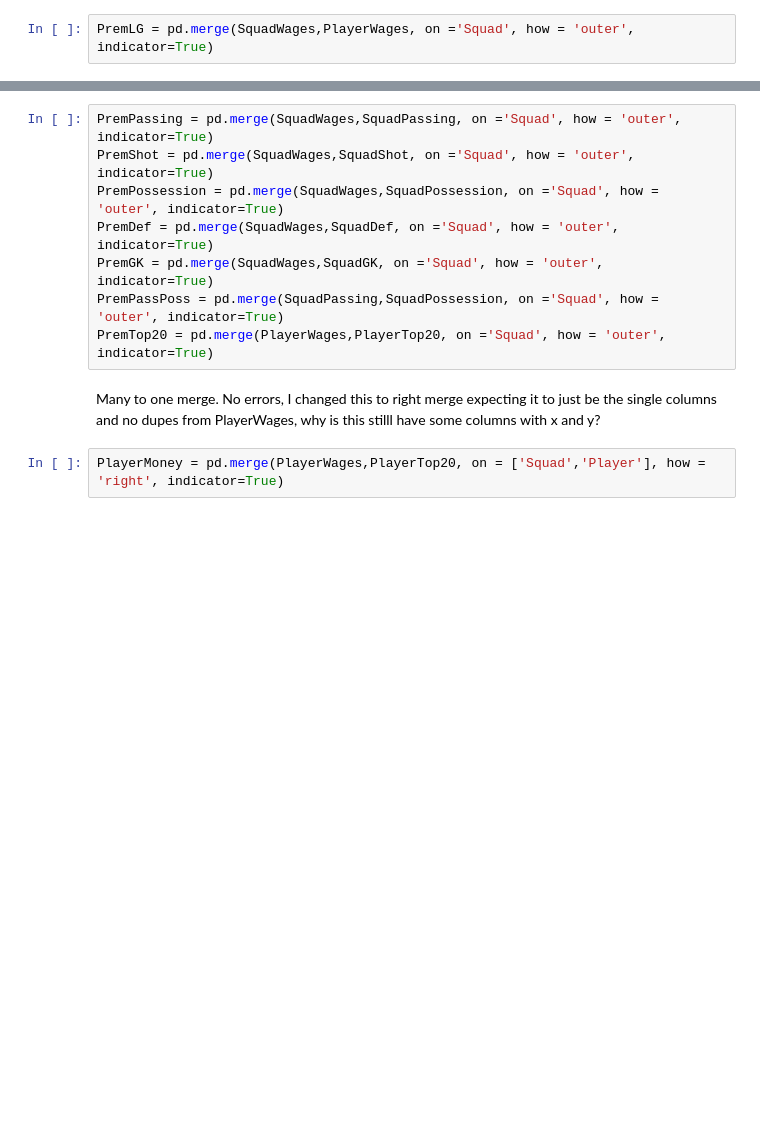
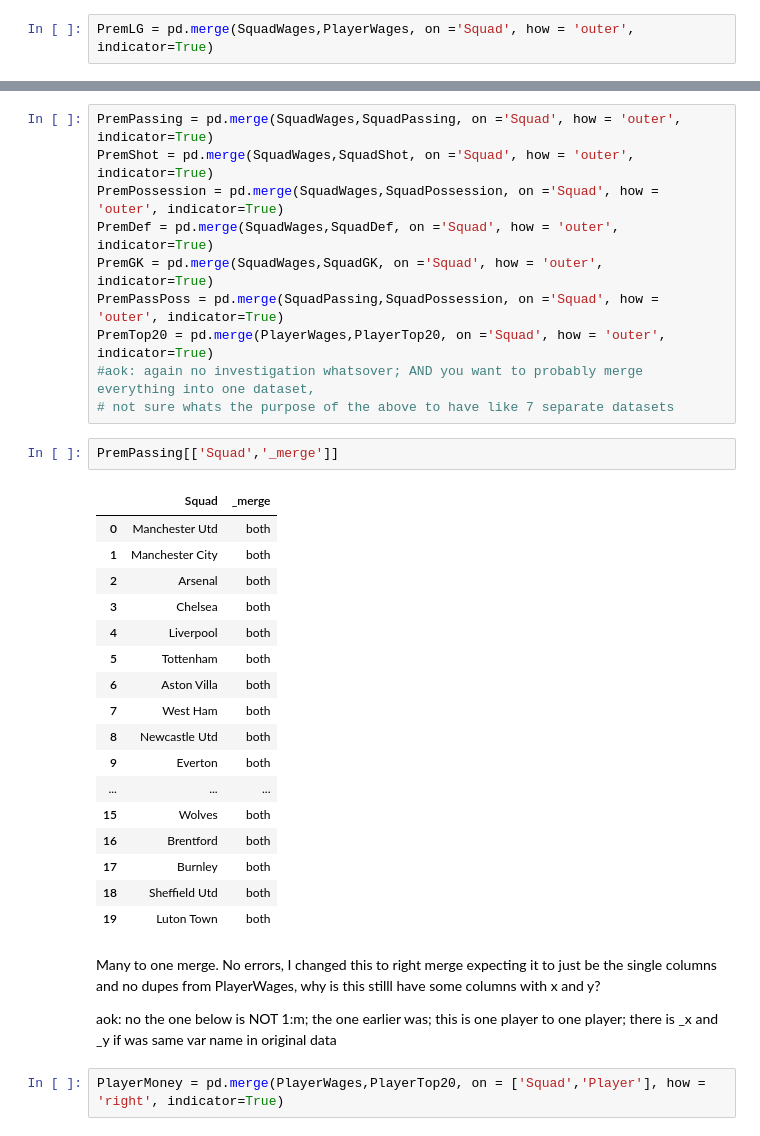
Before and after one commit to eadamsRU/DataManagment, a Jupyter notebook: PS3.ipynb, the cells around one changed output, grey strips where cells are left out. Saved outputs shown, nothing was run; the diff lists cells and outputs as text; blank space fills up the shorter version.

```diff
--- a/PS3.ipynb
+++ b/PS3.ipynb
@@ -54,7 +91,31 @@ PremDef = pd.merge(SquadWages,SquadDef, on ='Squad', how = 'outer', indicator=Tr
 PremGK = pd.merge(SquadWages,SquadGK, on ='Squad', how = 'outer', indicator=True)
 PremPassPoss = pd.merge(SquadPassing,SquadPossession, on ='Squad', how = 'outer', indicator=True)
 PremTop20 = pd.merge(PlayerWages,PlayerTop20, on ='Squad', how = 'outer', indicator=True)
+#aok: again no investigation whatsover; AND you want to probably merge everything into one dataset,
+# not sure whats the purpose of the above to have like 7 separate datasets
+# %%
+PremPassing[['Squad','_merge']]
+# %% [output]
+|  | Squad | _merge |
+| 0 | Manchester Utd | both |
+| 1 | Manchester City | both |
+| 2 | Arsenal | both |
+| 3 | Chelsea | both |
+| 4 | Liverpool | both |
+| 5 | Tottenham | both |
+| 6 | Aston Villa | both |
+| 7 | West Ham | both |
+| 8 | Newcastle Utd | both |
+| 9 | Everton | both |
+| ... | ... | ... |
+| 15 | Wolves | both |
+| 16 | Brentford | both |
+| 17 | Burnley | both |
+| 18 | Sheffield Utd | both |
+| 19 | Luton Town | both |
 # %% [markdown]
 Many to one merge. No errors, I changed this to right merge expecting it to just be the single columns and no dupes from PlayerWages, why is this stilll have some columns with x and y?
+
+aok: no the one below is NOT 1:m; the one earlier was; this is one player to one player; there is _x and _y if was same var name in original data
 # %%
 PlayerMoney = pd.merge(PlayerWages,PlayerTop20, on = ['Squad','Player'], how = 'right', indicator=True)
```
Also changed, not shown: parts of 12 cells of this notebook.
